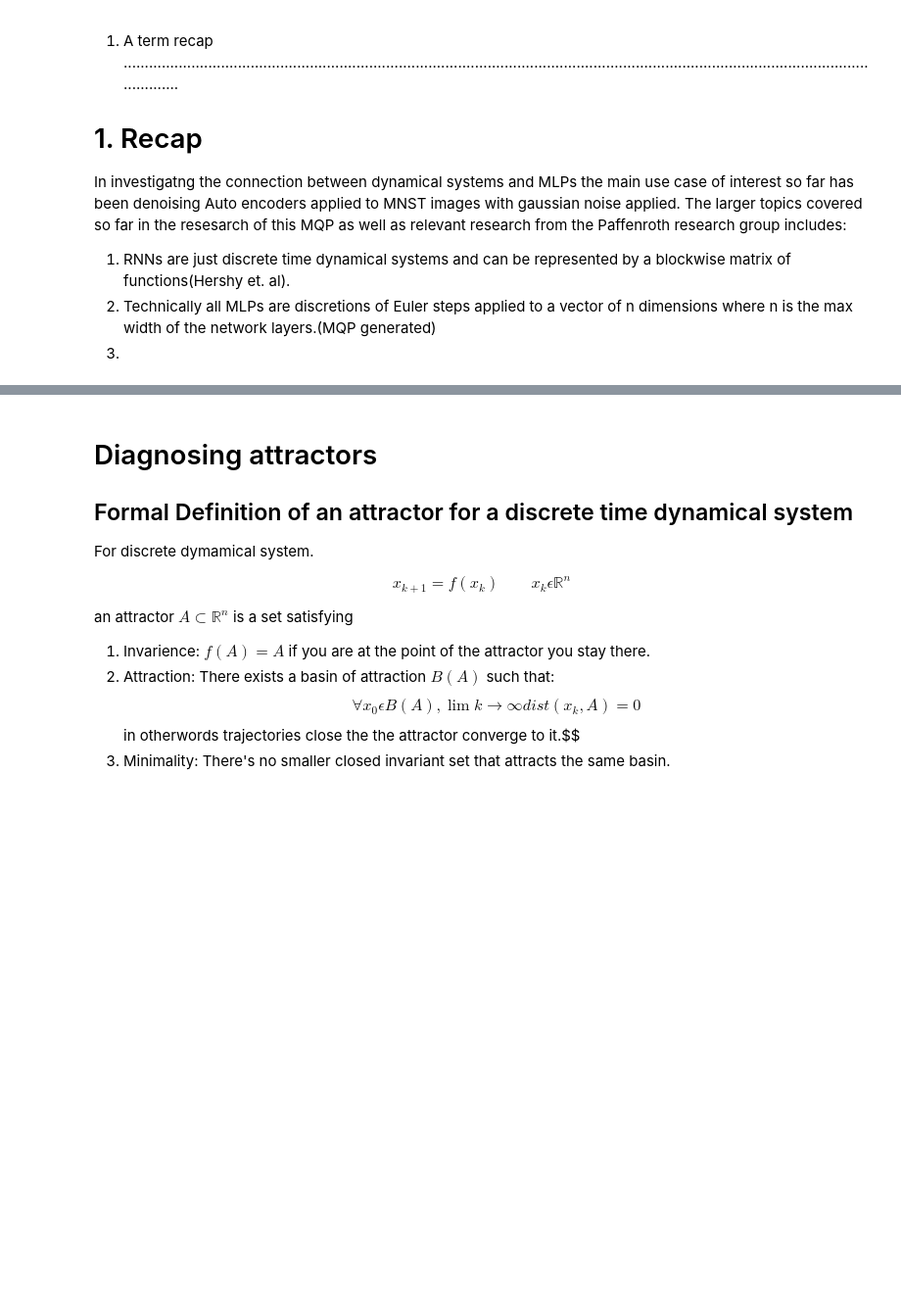
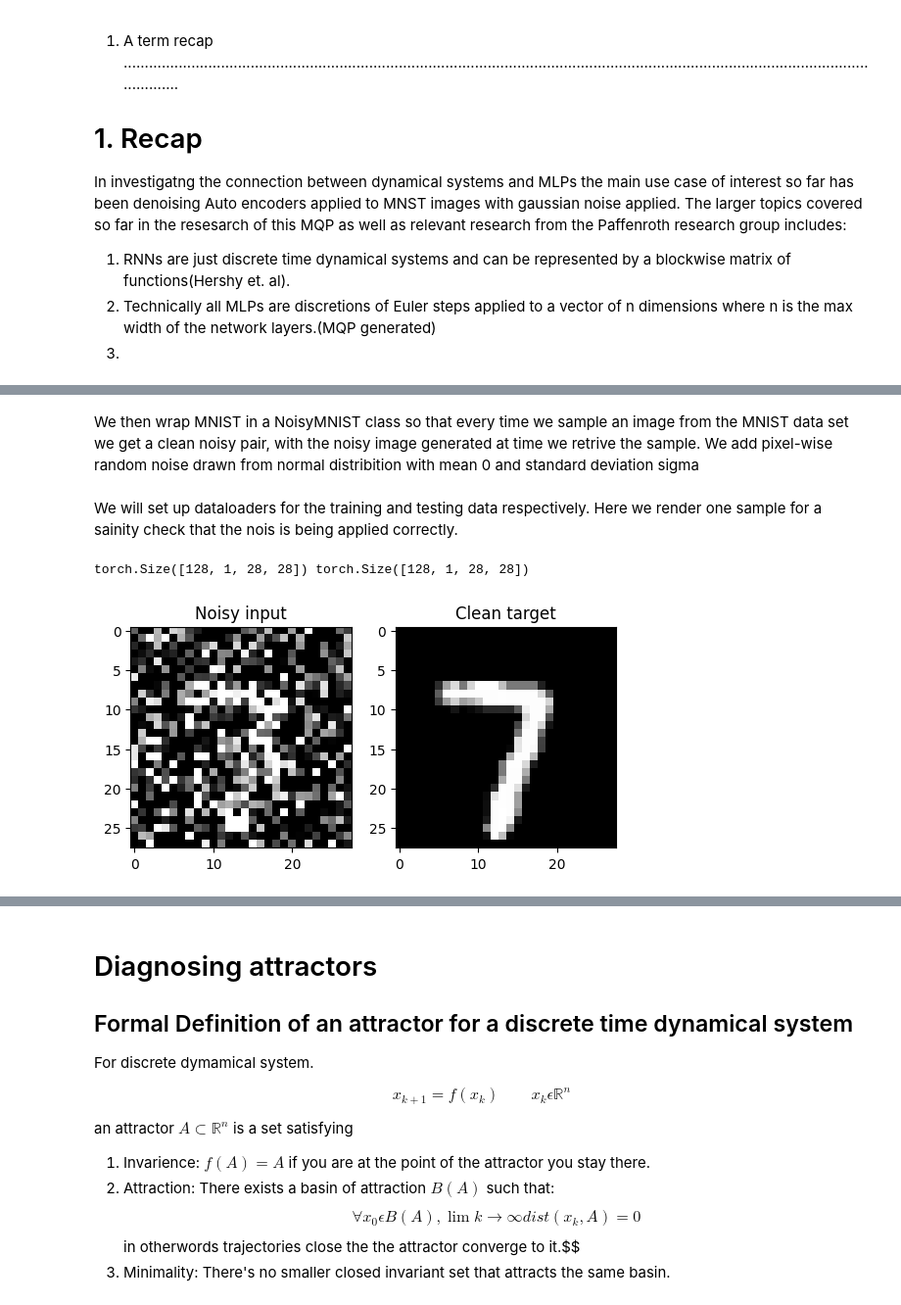
Before and after one commit to Traver-Smith/MQP2526, a Jupyter notebook: notebooks/B_Term_Research.ipynb, the cells around one changed output, grey strips where cells are left out. Shown at 98% size. Saved outputs shown, nothing was run; the diff lists cells and outputs as text; code cells hidden in the pictures; blank space fills up the shorter version.

```diff
--- a/notebooks/B_Term_Research.ipynb
+++ b/notebooks/B_Term_Research.ipynb
@@ -17,0 +23,10 @@ In investigatng the connection between dynamical systems and MLPs the main use c
+# %%
+import torch
+from torch.utils.data import Dataset, DataLoader
+from torchvision import datasets, transforms
+
+transform = transforms.ToTensor()
+train_data = datasets.MNIST(root='./data', train=True, transform=transform, download=True)
+test_data  = datasets.MNIST(root='./data', train=False, transform=transform, download=True)
+# %% [markdown]
+We then wrap MNIST in a NoisyMNIST class so that every time we sample an image from the MNIST data set we get a clean noisy pair, with the noisy image generated at time we retrive the sample. We add pixel-wise random noise drawn from normal distribition with mean 0 and standard deviation sigma
@@ -17,0 +69,32 @@ In investigatng the connection between dynamical systems and MLPs the main use c
+# %% [markdown]
+We will set up dataloaders for the training and testing data respectively. Here we render one sample for a sainity check that the nois is being applied correctly.
+# %%
+batch_size = 128
+
+train_loader = DataLoader(
+    NoisyMNIST(train_data, noise_factor=0.65),
+    batch_size=batch_size,
+    shuffle=True
+)
+
+test_loader = DataLoader(
+    NoisyMNIST(test_data, noise_factor=0.65),
+    batch_size=batch_size,
+    shuffle=False
+)
+
+x, y = next(iter(train_loader))
+print(x.shape, y.shape)
+# -> torch.Size([128, 1, 28, 28]) torch.Size([128, 1, 28, 28])
+
+import matplotlib.pyplot as plt
+plt.subplot(1,2,1)
+plt.title("Noisy input")
+plt.imshow(x[0][0].detach().cpu(), cmap="gray")
+plt.subplot(1,2,2)
+plt.title("Clean target")
+plt.imshow(y[0][0].detach().cpu(), cmap="gray")
+plt.show()
+# %% [output]
+torch.Size([128, 1, 28, 28]) torch.Size([128, 1, 28, 28])
+[figure, added]
```
Also changed, not shown: parts of 14 cells of this notebook.
